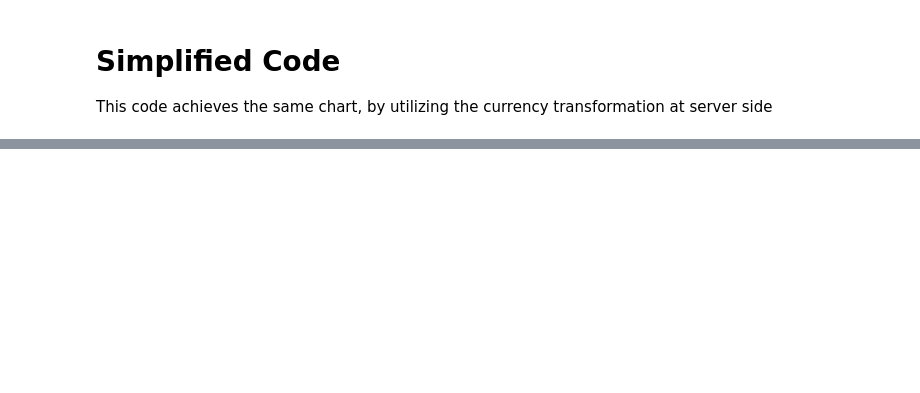
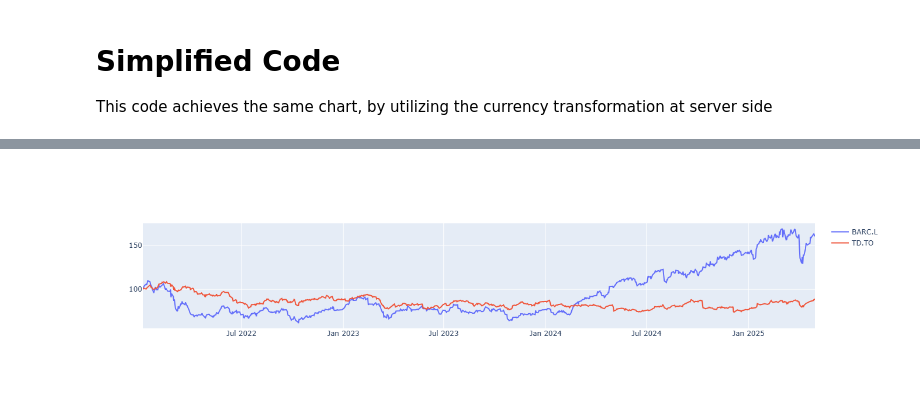
Before and after one commit to LSEG-API-Samples/Article.EikonAPI.Python.CompareForeignPerformance, a Jupyter notebook: CompareForeignPerformance.ipynb, the cells around one changed output, grey strips where cells are left out. Saved outputs shown, nothing was run; the diff lists cells and outputs as text; code cells hidden in the pictures; blank space fills up the shorter version.

```diff
--- a/CompareForeignPerformance.ipynb
+++ b/CompareForeignPerformance.ipynb
@@ -156,7 +162,7 @@ Simplified Code
 This code achieves the same chart, by utilizing the currency transformation at server side
 # %%
 # get and rebase the data
-response, error = ek.get_data(instruments=[instr1, instr2], fields=['TR.ClosePrice.Date', 'TR.ClosePrice.Value'], parameters={'Curn':'CAD','SDate':start_date,'EDate':end_date,'Frq':'D'})
+response = ld.get_data([instr1, instr2], fields=['TR.CLOSEPRICE(Curn=CAD)', 'TR.CLOSEPRICE.date'], parameters={'SDate':start_date, 'EDate':end_date, 'Frq':'D'})
 df = response.pivot_table(values='Close Price', index=['Date', 'Instrument']).unstack('Instrument').dropna()
 rebased = df.apply(lambda series: series/series[0]*100)
 
@@ -170,0 +176 @@ offline.iplot([{
+[figure, added]
```
Also changed, not shown: parts of 12 cells of this notebook, 1 other file.
